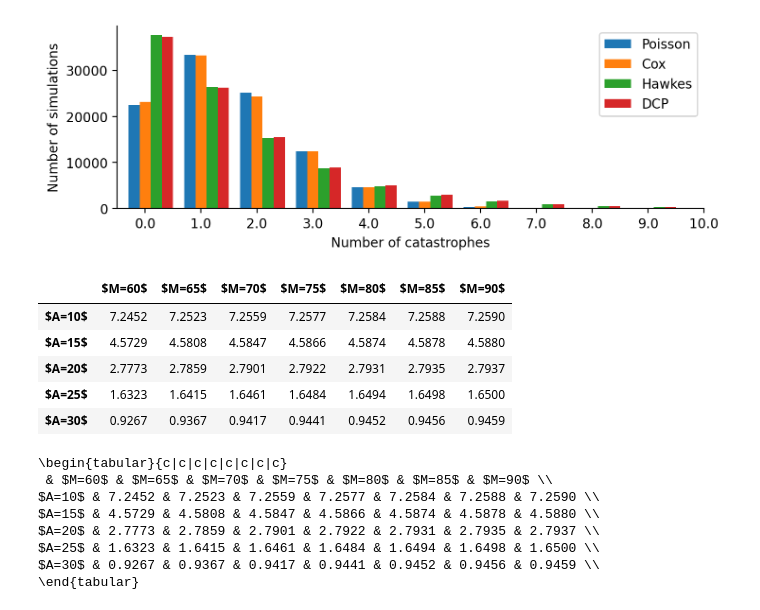
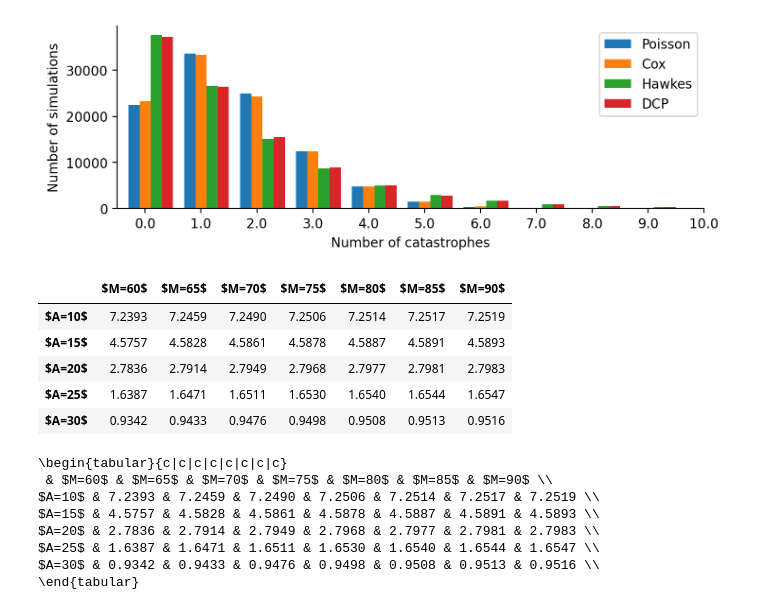
Before and after one commit to Pat-Laub/catastrophe-reinsurance-pricing-compound-point-process, a Jupyter notebook: notebooks/test_reinsurance.ipynb, the cells around one changed output. Drawn from its saved outputs; the diff is of its cells as text; code cells hidden in the pictures.

Commit message:
Add in a end-to-end vectorised `reinsurance_prices` to create tables

```diff
--- a/notebooks/test_reinsurance.ipynb
+++ b/notebooks/test_reinsurance.ipynb
@@ -63,18 +63,20 @@ Loading 'c:\Users\Patrick\Dropbox\Jiwook Project Local\catastrophe-reinsurance-p
 assert np.isnan(all_time_series).mean() == 0
 # %%
 # Poisson process
-def simulate_poisson(rg):
+def simulate_poisson(seed):
     lambda_ = 0.5
+    rg = rnd.default_rng(seed)
     return rg.poisson(lambda_ * maturity)
 
 
 # Cox proces
-def simulate_cox(rg):
+def simulate_cox(seed):
     lambda0 = 0.49
     a = 0.4
     rho = 0.4
     delta = 1
 
+    rg = rnd.default_rng(seed)
     selfJumpSizeDist = lambda rg: 0
     extJumpSizeDist = lambda rg: rg.uniform(0, 0.5)
 
@@ -84,12 +86,13 @@ def simulate_cox(rg):
 
 
 # Hawkes process
-def simulate_hawkes(rg):
+def simulate_hawkes(seed):
     lambda0 = 0.47
     a = 0.26
     rho = 0.4
     delta = 1
 
+    rg = rnd.default_rng(seed)
     selfJumpSizeDist = lambda rg: rg.uniform()
     extJumpSizeDist = lambda rg: 0
 
@@ -99,12 +102,13 @@ def simulate_hawkes(rg):
 
 
 # Dynamic contagion process
-def simulate_dcp(rg):
+def simulate_dcp(seed):
     lambda0 = 0.29
     a = 0.26
     rho = 0.4
     delta = 1
 
+    rg = rnd.default_rng(seed)
     selfJumpSizeDist = lambda rg: rg.uniform()
     extJumpSizeDist = lambda rg: rg.uniform(0, 0.5)
 
@@ -132,0 +186,23 @@ C_T_dcp, num_cats_dcp = simulate_catastrophe_losses(rg, R, simulate_dcp, mu_C, s
+# %%
+%%time
+# Catastrophe loss size distribution parameters
+mu_C = 2
+sigma_C = 0.5
+
+seed = 123
+
+C_T_poisson, num_cats_poisson = simulate_catastrophe_losses(
+    seed, R, simulate_poisson, mu_C, sigma_C
+)
+
+C_T_cox, num_cats_cox = simulate_catastrophe_losses(
+    seed, R, simulate_cox, mu_C, sigma_C
+)
+
+C_T_hawkes, num_cats_hawkes = simulate_catastrophe_losses(
+    seed, R, simulate_hawkes, mu_C, sigma_C
+)
+
+C_T_dcp, num_cats_dcp = simulate_catastrophe_losses(
+    seed, R, simulate_dcp, mu_C, sigma_C
+)
@@ -247,23 +326,29 @@ plt.savefig("num_catastrophe_hists.png")
 # %%
 ROUNDING = 4
 # %%
-prices_poisson = calculate_prices(V_T, L_T, int_r_t, C_T_poisson, markup).round(ROUNDING)
+prices_poisson = calculate_prices(V_T, L_T, int_r_t, C_T_poisson, markup).round(
+    ROUNDING
+)
 display(prices_poisson)
-print(prices_poisson.style.to_latex().replace("00 ", " ").replace("lrrrrrrr", "c|c|c|c|c|c|c|c"))
+print(
+    prices_poisson.style.to_latex()
+    .replace("00 ", " ")
+    .replace("lrrrrrrr", "c|c|c|c|c|c|c|c")
+)
 # %% [output]
 |  | $M=60$ | $M=65$ | $M=70$ | $M=75$ | $M=80$ | $M=85$ | $M=90$ |
-| $A=10$ | 7.2452 | 7.2523 | 7.2559 | 7.2577 | 7.2584 | 7.2588 | 7.2590 |
-| $A=15$ | 4.5729 | 4.5808 | 4.5847 | 4.5866 | 4.5874 | 4.5878 | 4.5880 |
-| $A=20$ | 2.7773 | 2.7859 | 2.7901 | 2.7922 | 2.7931 | 2.7935 | 2.7937 |
-| $A=25$ | 1.6323 | 1.6415 | 1.6461 | 1.6484 | 1.6494 | 1.6498 | 1.6500 |
-| $A=30$ | 0.9267 | 0.9367 | 0.9417 | 0.9441 | 0.9452 | 0.9456 | 0.9459 |
+| $A=10$ | 7.2393 | 7.2459 | 7.2490 | 7.2506 | 7.2514 | 7.2517 | 7.2519 |
+| $A=15$ | 4.5757 | 4.5828 | 4.5861 | 4.5878 | 4.5887 | 4.5891 | 4.5893 |
+| $A=20$ | 2.7836 | 2.7914 | 2.7949 | 2.7968 | 2.7977 | 2.7981 | 2.7983 |
+| $A=25$ | 1.6387 | 1.6471 | 1.6511 | 1.6530 | 1.6540 | 1.6544 | 1.6547 |
+| $A=30$ | 0.9342 | 0.9433 | 0.9476 | 0.9498 | 0.9508 | 0.9513 | 0.9516 |
 \begin{tabular}{c|c|c|c|c|c|c|c}
  & $M=60$ & $M=65$ & $M=70$ & $M=75$ & $M=80$ & $M=85$ & $M=90$ \\
-$A=10$ & 7.2452 & 7.2523 & 7.2559 & 7.2577 & 7.2584 & 7.2588 & 7.2590 \\
-$A=15$ & 4.5729 & 4.5808 & 4.5847 & 4.5866 & 4.5874 & 4.5878 & 4.5880 \\
-$A=20$ & 2.7773 & 2.7859 & 2.7901 & 2.7922 & 2.7931 & 2.7935 & 2.7937 \\
-$A=25$ & 1.6323 & 1.6415 & 1.6461 & 1.6484 & 1.6494 & 1.6498 & 1.6500 \\
-$A=30$ & 0.9267 & 0.9367 & 0.9417 & 0.9441 & 0.9452 & 0.9456 & 0.9459 \\
+$A=10$ & 7.2393 & 7.2459 & 7.2490 & 7.2506 & 7.2514 & 7.2517 & 7.2519 \\
+$A=15$ & 4.5757 & 4.5828 & 4.5861 & 4.5878 & 4.5887 & 4.5891 & 4.5893 \\
+$A=20$ & 2.7836 & 2.7914 & 2.7949 & 2.7968 & 2.7977 & 2.7981 & 2.7983 \\
+$A=25$ & 1.6387 & 1.6471 & 1.6511 & 1.6530 & 1.6540 & 1.6544 & 1.6547 \\
+$A=30$ & 0.9342 & 0.9433 & 0.9476 & 0.9498 & 0.9508 & 0.9513 & 0.9516 \\
 \end{tabular}
 # %%
 prices_cox = calculate_prices(V_T, L_T, int_r_t, C_T_cox, markup).round(ROUNDING)
```
Also changed, not shown: parts of 21 cells of this notebook, 2 other files.
